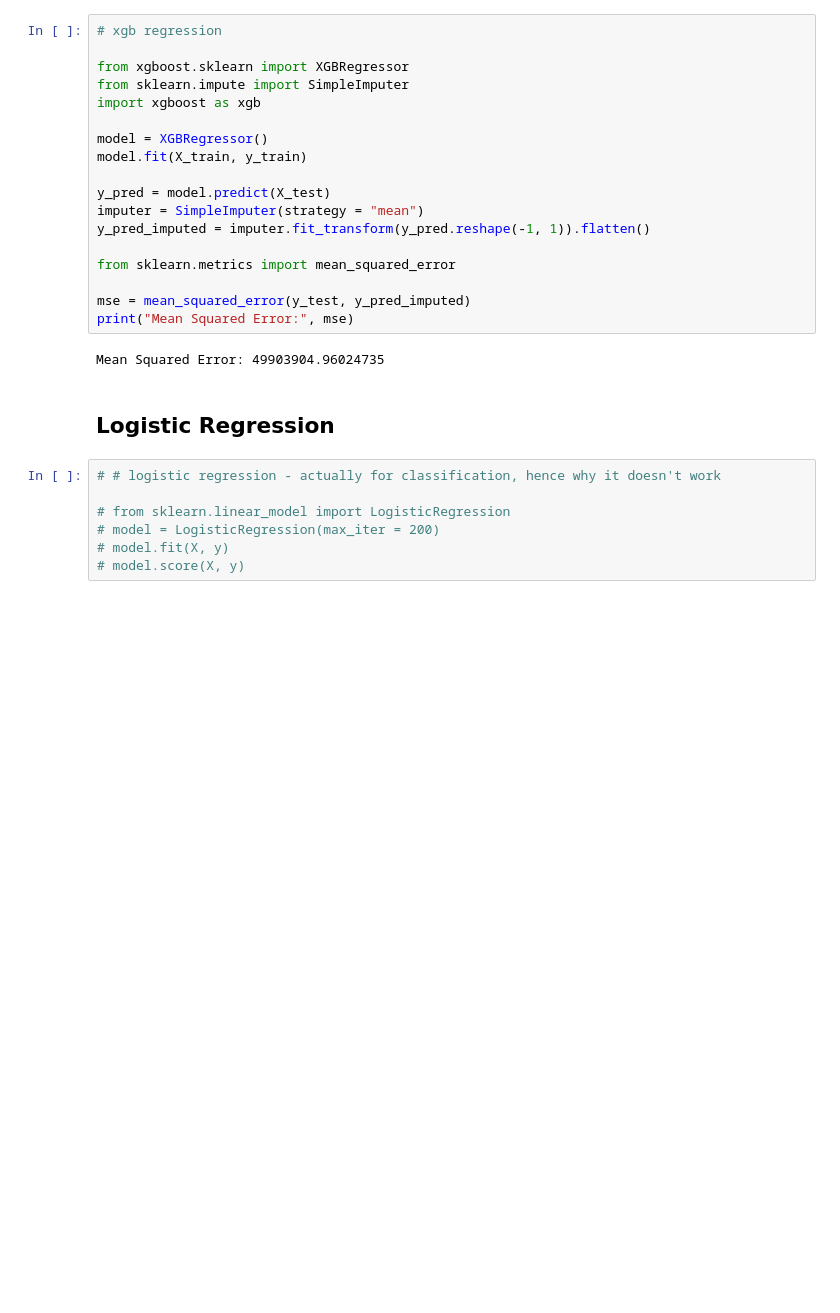
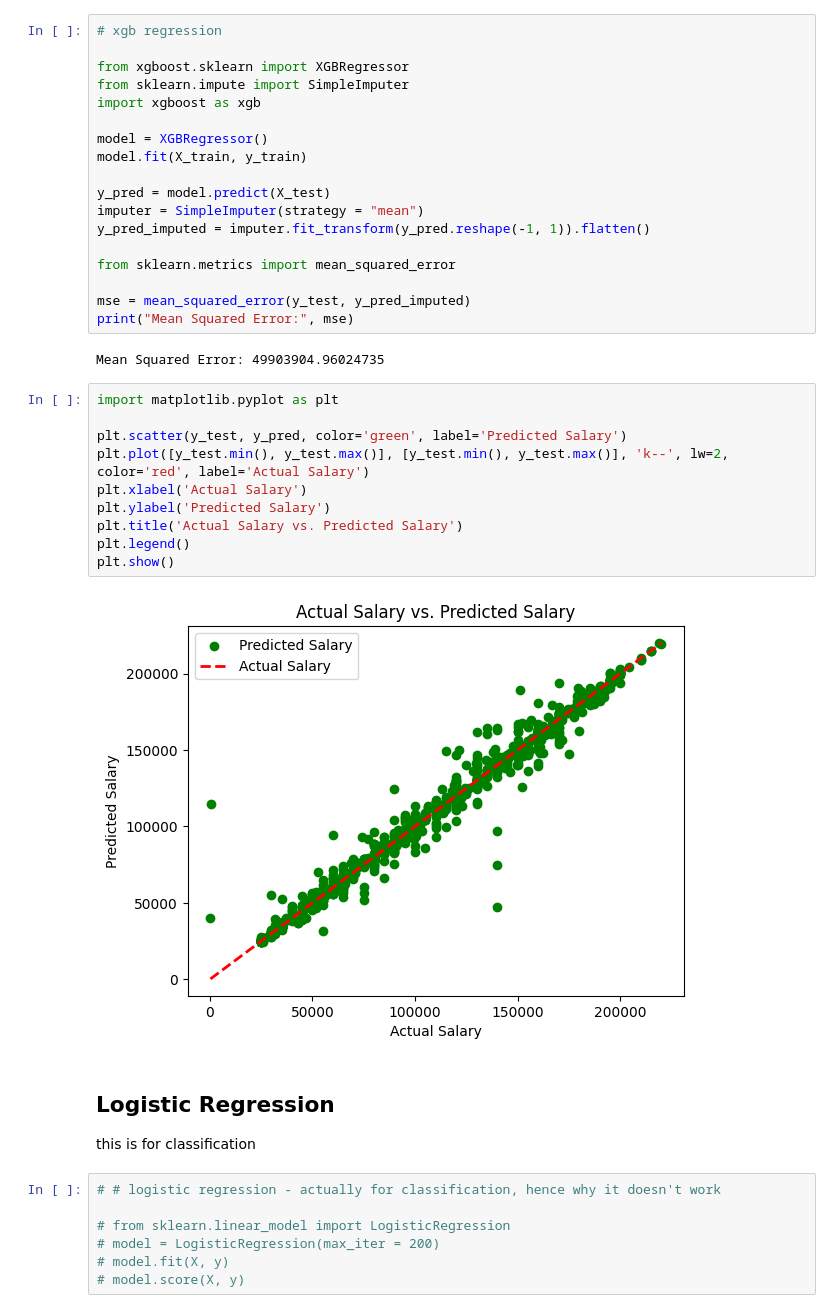
Before and after one commit to silverleaf321/BCA-project, a Jupyter notebook: ml_code.ipynb, the cells around one changed output. Drawn from its saved outputs; the diff is of its cells as text; blank space fills up the shorter version.

```diff
--- a/ml_code.ipynb
+++ b/ml_code.ipynb
@@ -90,8 +94,21 @@ mse = mean_squared_error(y_test, y_pred_imputed)
 print("Mean Squared Error:", mse)
 # %% [output]
 Mean Squared Error: 49903904.96024735
+# %%
+import matplotlib.pyplot as plt
+
+plt.scatter(y_test, y_pred, color='green', label='Predicted Salary')
+plt.plot([y_test.min(), y_test.max()], [y_test.min(), y_test.max()], 'k--', lw=2, color='red', label='Actual Salary')
+plt.xlabel('Actual Salary')
+plt.ylabel('Predicted Salary')
+plt.title('Actual Salary vs. Predicted Salary')
+plt.legend()
+plt.show()
+# %% [output]
+[figure, added]
 # %% [markdown]
 ## Logistic Regression
+this is for classification
 # %%
 # # logistic regression - actually for classification, hence why it doesn't work
 
```
Also changed, not shown: parts of 9 cells of this notebook.
